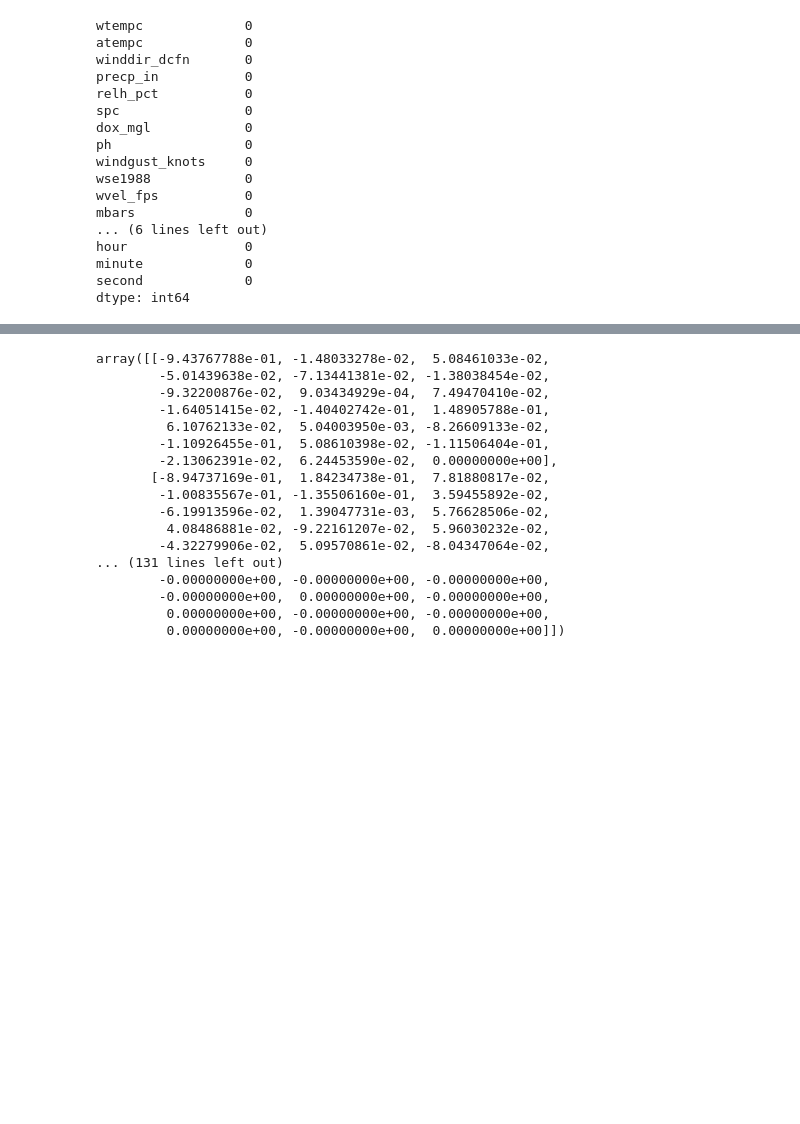
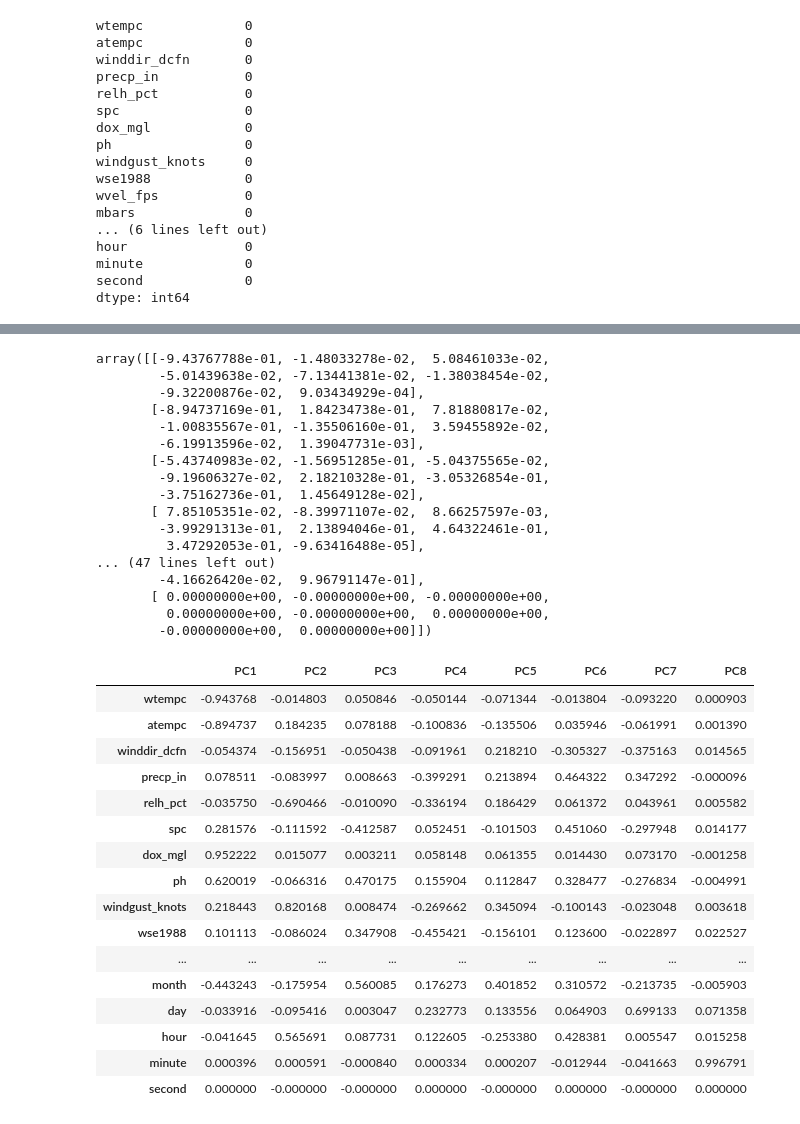
Before and after one commit to dmccormick15/ds-interviews, a Jupyter notebook: src/feature_engineering.ipynb, the cells around one changed output, grey strips where cells are left out. Cells and saved outputs as stored; diff of their text form; code cells hidden in the pictures; blank space fills up the shorter version.

```diff
--- a/src/feature_engineering.ipynb
+++ b/src/feature_engineering.ipynb
@@ -120,22 +124,44 @@ Name: 1, dtype: float64
 loadings = pca.components_.T * np.sqrt(pca.explained_variance_)
 loadings
 
-# len(df_no_datetime.columns)
+(loadings)
 # %% [output]
 array([[-9.43767788e-01, -1.48033278e-02,  5.08461033e-02,
         -5.01439638e-02, -7.13441381e-02, -1.38038454e-02,
-        -9.32200876e-02,  9.03434929e-04,  7.49470410e-02,
-        -1.64051415e-02, -1.40402742e-01,  1.48905788e-01,
-         6.10762133e-02,  5.04003950e-03, -8.26609133e-02,
-        -1.10926455e-01,  5.08610398e-02, -1.11506404e-01,
-        -2.13062391e-02,  6.24453590e-02,  0.00000000e+00],
+        -9.32200876e-02,  9.03434929e-04],
        [-8.94737169e-01,  1.84234738e-01,  7.81880817e-02,
         -1.00835567e-01, -1.35506160e-01,  3.59455892e-02,
-        -6.19913596e-02,  1.39047731e-03,  5.76628506e-02,
-         4.08486881e-02, -9.22161207e-02,  5.96030232e-02,
-        -4.32279906e-02,  5.09570861e-02, -8.04347064e-02,
-... (131 lines left out)
-        -0.00000000e+00, -0.00000000e+00, -0.00000000e+00,
-        -0.00000000e+00,  0.00000000e+00, -0.00000000e+00,
-         0.00000000e+00, -0.00000000e+00, -0.00000000e+00,
-         0.00000000e+00, -0.00000000e+00,  0.00000000e+00]])
+        -6.19913596e-02,  1.39047731e-03],
+       [-5.43740983e-02, -1.56951285e-01, -5.04375565e-02,
+        -9.19606327e-02,  2.18210328e-01, -3.05326854e-01,
+        -3.75162736e-01,  1.45649128e-02],
+       [ 7.85105351e-02, -8.39971107e-02,  8.66257597e-03,
+        -3.99291313e-01,  2.13894046e-01,  4.64322461e-01,
+         3.47292053e-01, -9.63416488e-05],
+... (47 lines left out)
+        -4.16626420e-02,  9.96791147e-01],
+       [ 0.00000000e+00, -0.00000000e+00, -0.00000000e+00,
+         0.00000000e+00, -0.00000000e+00,  0.00000000e+00,
+        -0.00000000e+00,  0.00000000e+00]])
+# %%
+#make
+loadings_df = pd.DataFrame(loadings, columns=[f'PC{i+1}' for i in range(len(loadings[0]))], index = df_no_datetime.columns)
+loadings_df
+# %% [output]
+|  | PC1 | PC2 | PC3 | PC4 | PC5 | PC6 | PC7 | PC8 |
+| wtempc | -0.943768 | -0.014803 | 0.050846 | -0.050144 | -0.071344 | -0.013804 | -0.093220 | 0.000903 |
+| atempc | -0.894737 | 0.184235 | 0.078188 | -0.100836 | -0.135506 | 0.035946 | -0.061991 | 0.001390 |
+| winddir_dcfn | -0.054374 | -0.156951 | -0.050438 | -0.091961 | 0.218210 | -0.305327 | -0.375163 | 0.014565 |
+| precp_in | 0.078511 | -0.083997 | 0.008663 | -0.399291 | 0.213894 | 0.464322 | 0.347292 | -0.000096 |
+| relh_pct | -0.035750 | -0.690466 | -0.010090 | -0.336194 | 0.186429 | 0.061372 | 0.043961 | 0.005582 |
+| spc | 0.281576 | -0.111592 | -0.412587 | 0.052451 | -0.101503 | 0.451060 | -0.297948 | 0.014177 |
+| dox_mgl | 0.952222 | 0.015077 | 0.003211 | 0.058148 | 0.061355 | 0.014430 | 0.073170 | -0.001258 |
+| ph | 0.620019 | -0.066316 | 0.470175 | 0.155904 | 0.112847 | 0.328477 | -0.276834 | -0.004991 |
+| windgust_knots | 0.218443 | 0.820168 | 0.008474 | -0.269662 | 0.345094 | -0.100143 | -0.023048 | 0.003618 |
+| wse1988 | 0.101113 | -0.086024 | 0.347908 | -0.455421 | -0.156101 | 0.123600 | -0.022897 | 0.022527 |
+| ... | ... | ... | ... | ... | ... | ... | ... | ... |
+| month | -0.443243 | -0.175954 | 0.560085 | 0.176273 | 0.401852 | 0.310572 | -0.213735 | -0.005903 |
+| day | -0.033916 | -0.095416 | 0.003047 | 0.232773 | 0.133556 | 0.064903 | 0.699133 | 0.071358 |
+| hour | -0.041645 | 0.565691 | 0.087731 | 0.122605 | -0.253380 | 0.428381 | 0.005547 | 0.015258 |
+| minute | 0.000396 | 0.000591 | -0.000840 | 0.000334 | 0.000207 | -0.012944 | -0.041663 | 0.996791 |
+| second | 0.000000 | -0.000000 | -0.000000 | 0.000000 | -0.000000 | 0.000000 | -0.000000 | 0.000000 |
```
Also changed, not shown: parts of 7 cells of this notebook, 2 other files.
